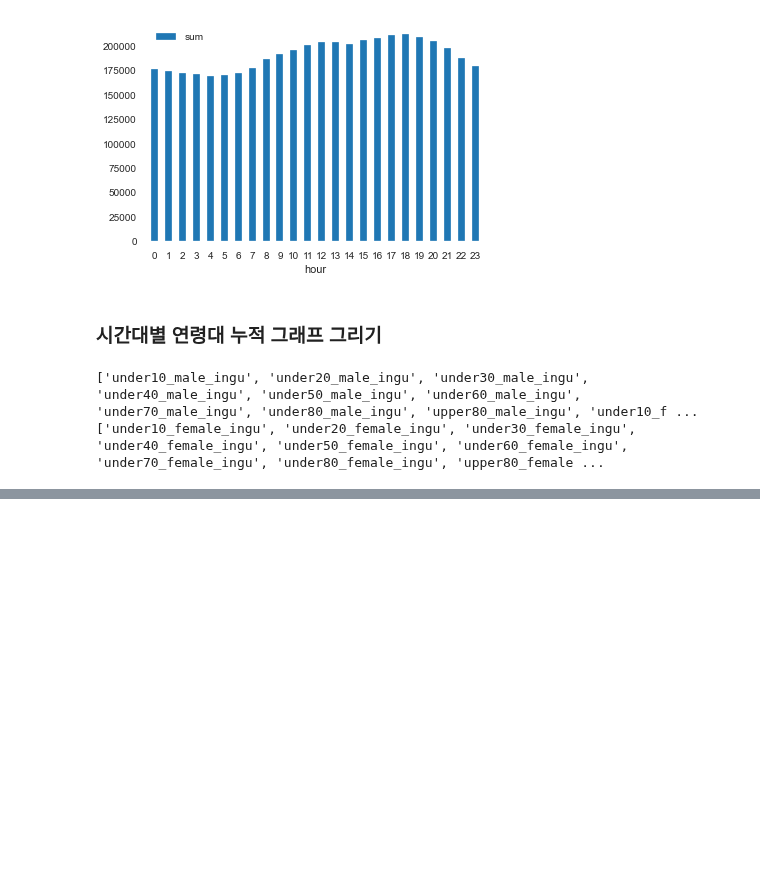
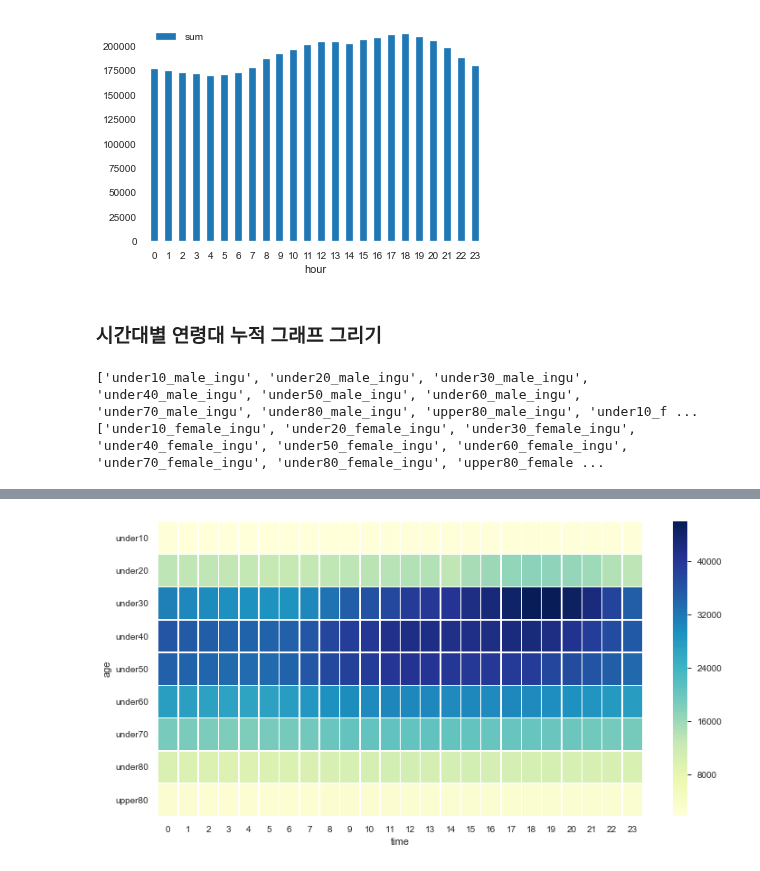
Before and after one commit to Edwardkim0/Place_trend_analysis, a Jupyter notebook: eda_mapo.ipynb, the cells around one changed output, grey strips where cells are left out. Drawn from its saved outputs; the diff is of its cells as text; code cells hidden in the pictures; blank space fills up the shorter version.

Commit message:
heatmap add (visualization)
 (visualization) 방식 변경

```diff
--- a/eda_mapo.ipynb
+++ b/eda_mapo.ipynb
@@ -7,7 +7,7 @@ import matplotlib.pyplot as plt
 import seaborn as sns
 import pandas_profiling as pp
 # %%
-mp_df = pd.read_excel("../data/moving_population/ingu_hour_mapo.xlsx",sheet_name=0)
+mp_df = pd.read_excel("../../data/moving_population/ingu_hour_mapo.xlsx",sheet_name=0)
 # %%
 ingu_var = [x for x in mp_df.columns if '_ingu' in x]
 # %%
@@ -122,8 +122,9 @@ for idx,_var in enumerate(new_ingu_var):
     mp_df_3[_var] = mp_df.apply(lambda row:row[male_ingu_var[idx]]+row[female_ingu_var[idx]],axis=1)
 # %%
 analysis_time_stack = mp_df_3.groupby('hour').sum()
-analysis_time_stack['hour'] = mp_df_3['hour'].unique()
-ax4 = analysis_time_stack.plot.bar(x='hour',rot=0,stacked=True,figsize=(24, 10))
+analysis_time_stack2 = analysis_time_stack.copy()
+analysis_time_stack2['hour'] = mp_df_3['hour'].unique()
+ax4 = analysis_time_stack2.plot.bar(x='hour',rot=0,stacked=True,figsize=(24, 10))
 ax4.legend(bbox_to_anchor=(0.95, 0.9))
-plt.savefig('analysis_time_mp_total_wrt_age2.png')
+# plt.savefig('analysis_time_mp_total_wrt_age2.png')
 # %% [output]
@@ -130,0 +156,12 @@ plt.savefig('analysis_time_mp_total_wrt_age2.png')
+# %%
+analysis_time_stack_heatmap = analysis_time_stack.transpose()
+analysis_time_stack_heatmap
+plt.figure(figsize=(12, 6))
+snsplt = sns.heatmap(analysis_time_stack_heatmap,cmap="YlGnBu", linewidths=.5)
+snsplt.set_xlabel("time")
+snsplt.set_ylabel("age")
+sns_fig = snsplt.get_figure()
+
+sns_fig.savefig('time_age_population_mp.png')
+# %% [output]
+[figure, added]
```
Also changed, not shown: parts of 6 cells of this notebook, 6 other files.
